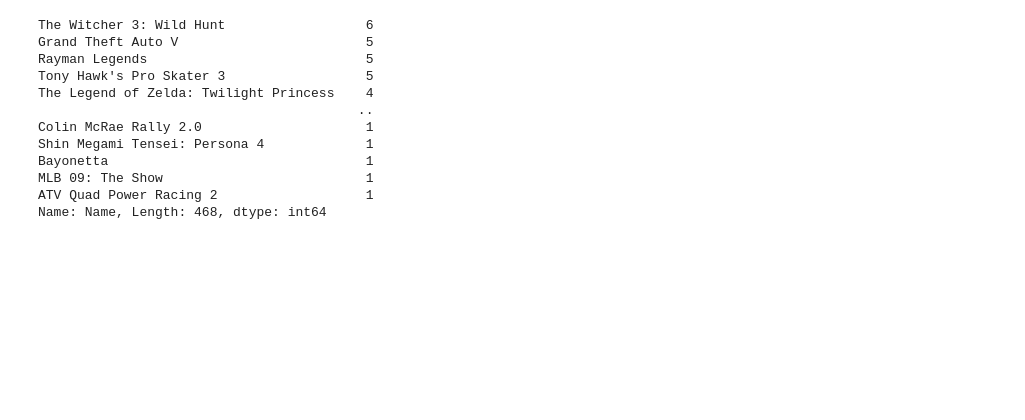
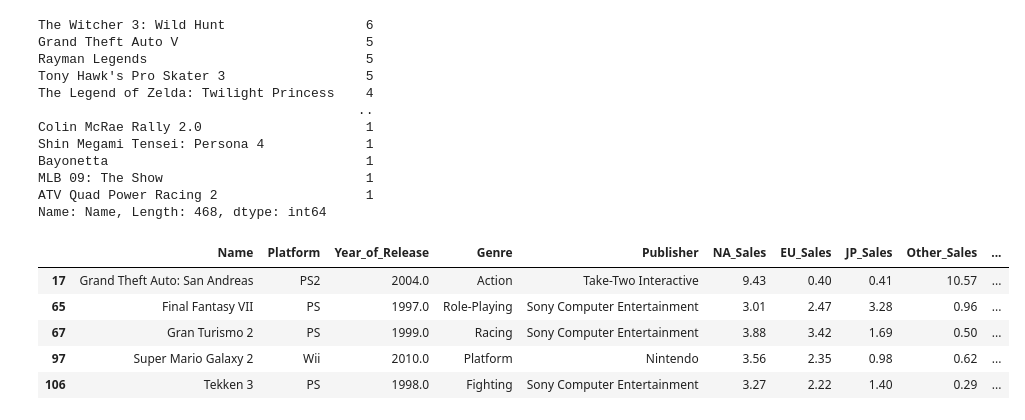
Before and after one commit to dmorton714/Video_Game_data, a Jupyter notebook: video_games.ipynb, the cells around one changed output. Saved outputs shown, nothing was run; the diff lists cells and outputs as text; code cells hidden in the pictures; blank space fills up the shorter version.

```diff
--- a/video_games.ipynb
+++ b/video_games.ipynb
@@ -152,3 +152,15 @@ Bayonetta                                 1
 MLB 09: The Show                          1
 ATV Quad Power Racing 2                   1
 Name: Name, Length: 468, dtype: int64
+# %%
+# crit_user_90 = df.query('User_Score >= 9' and 'Critic_Score >= 90')
+
+crit_user_90 = df.loc[(df['Critic_Score'] >= 90) & (df['User_Score'] >= 9)]
+crit_user_90.head()
+# %% [output]
+|  | Name | Platform | Year_of_Release | Genre | Publisher | NA_Sales | EU_Sales | JP_Sales | Other_Sales | ... |
+| 17 | Grand Theft Auto: San Andreas | PS2 | 2004.0 | Action | Take-Two Interactive | 9.43 | 0.40 | 0.41 | 10.57 | ... |
+| 65 | Final Fantasy VII | PS | 1997.0 | Role-Playing | Sony Computer Entertainment | 3.01 | 2.47 | 3.28 | 0.96 | ... |
+| 67 | Gran Turismo 2 | PS | 1999.0 | Racing | Sony Computer Entertainment | 3.88 | 3.42 | 1.69 | 0.50 | ... |
+| 97 | Super Mario Galaxy 2 | Wii | 2010.0 | Platform | Nintendo | 3.56 | 2.35 | 0.98 | 0.62 | ... |
+| 106 | Tekken 3 | PS | 1998.0 | Fighting | Sony Computer Entertainment | 3.27 | 2.22 | 1.40 | 0.29 | ... |
```
Also changed, not shown: parts of 2 cells of this notebook.
